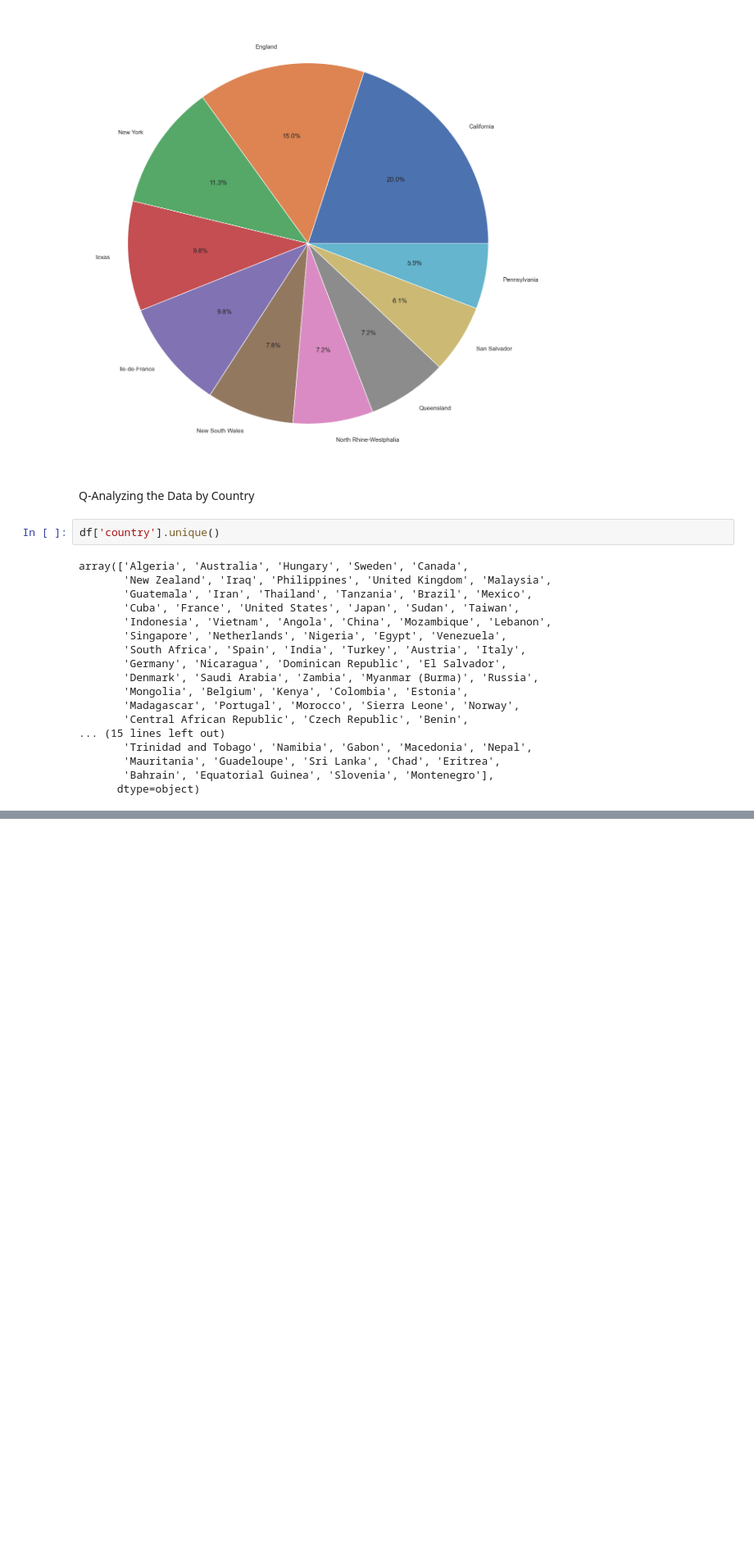
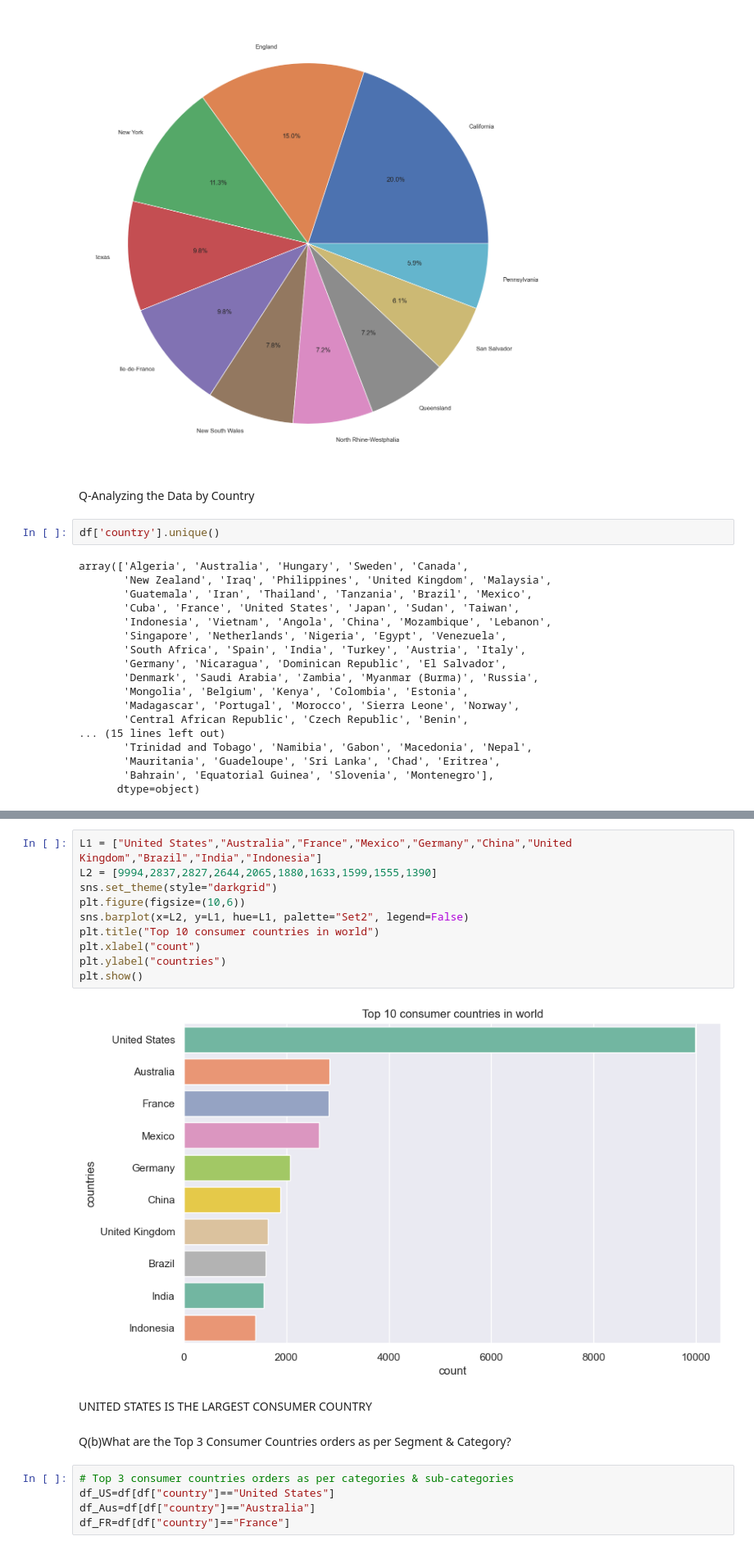
Before and after one commit to sachinratewal01/Sales-Performance-Customer-Insights-Analysis, a Jupyter notebook: python.ipynb, the cells around one changed output, grey strips where cells are left out. Shown at 82% size. Drawn from its saved outputs; the diff is of its cells as text; blank space fills up the shorter version.

```diff
--- a/python.ipynb
+++ b/python.ipynb
@@ -346,0 +364,21 @@ array(['Algeria', 'Australia', 'Hungary', 'Sweden', 'Canada',
+# %%
+L1 = ["United States","Australia","France","Mexico","Germany","China","United Kingdom","Brazil","India","Indonesia"]
+L2 = [9994,2837,2827,2644,2065,1880,1633,1599,1555,1390]
+sns.set_theme(style="darkgrid")
+plt.figure(figsize=(10,6))
+sns.barplot(x=L2, y=L1, hue=L1, palette="Set2", legend=False)
+plt.title("Top 10 consumer countries in world")
+plt.xlabel("count")
+plt.ylabel("countries")
+plt.show()
+# %% [output]
+[figure, added]
+# %% [markdown]
+UNITED STATES IS THE LARGEST CONSUMER COUNTRY
+# %% [markdown]
+Q(b)What are the Top 3 Consumer Countries orders as per Segment & Category?
+# %%
+# Top 3 consumer countries orders as per categories & sub-categories
+df_US=df[df["country"]=="United States"]
+df_Aus=df[df["country"]=="Australia"]
+df_FR=df[df["country"]=="France"]
```
Also changed, not shown: parts of 20 cells of this notebook.
